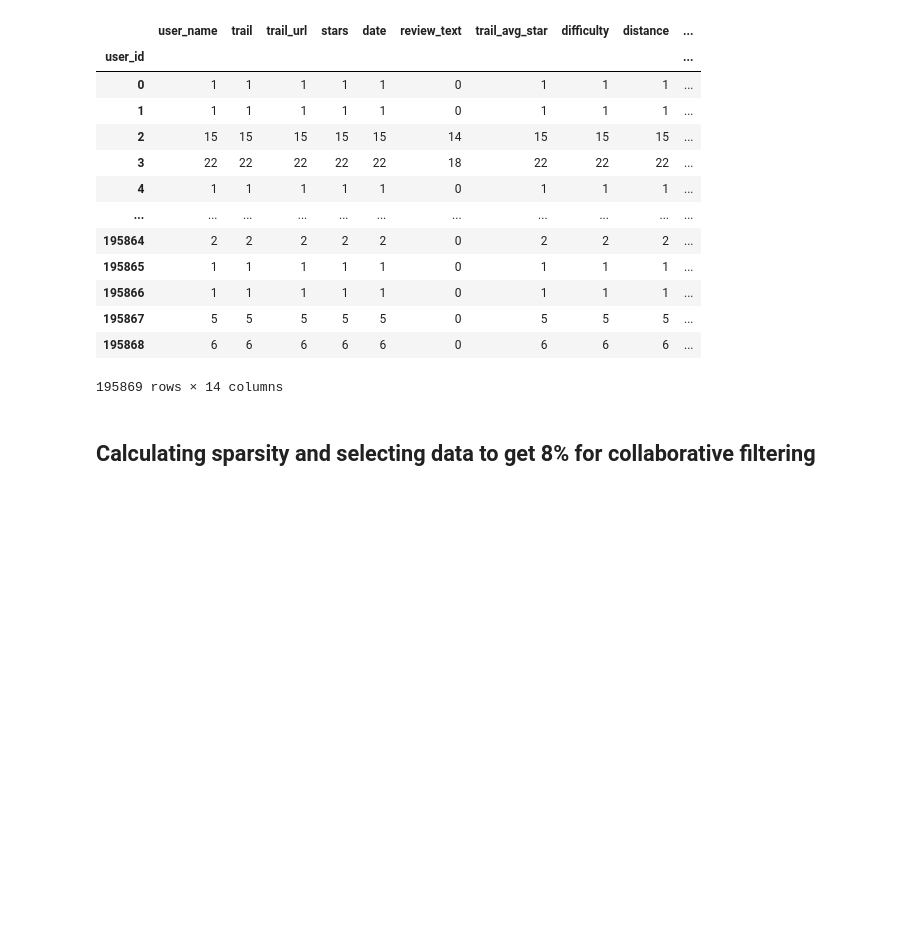
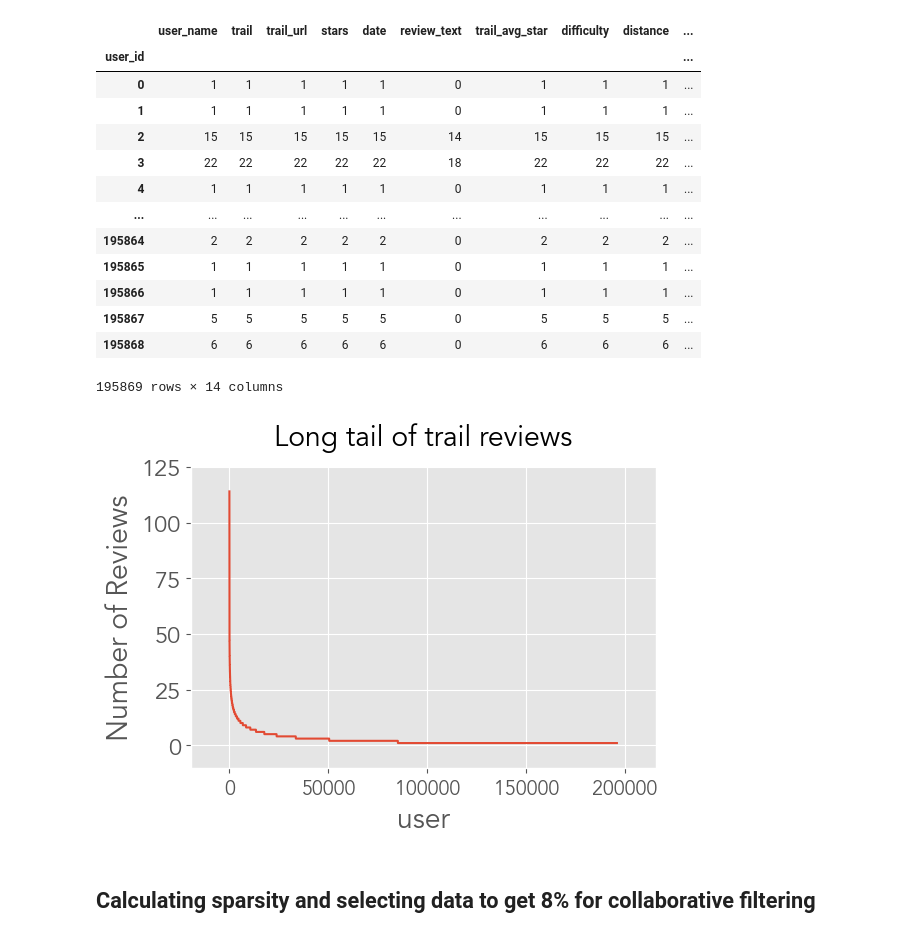
Before and after one commit to limeunhee/next-hike-trail-recommender, a Jupyter notebook: src/5 CF 8% sparsity.ipynb, the cells around one changed output. Saved outputs shown, nothing was run; the diff lists cells and outputs as text; code cells hidden in the pictures; blank space fills up the shorter version.

Commit message:
added images

```diff
--- a/src/5 CF 8% sparsity.ipynb
+++ b/src/5 CF 8% sparsity.ipynb
@@ -49,7 +49,7 @@ random.seed(my_seed)
 np.random.seed(my_seed)
 # %%
 # Load ratings df
-ratings = pd.read_csv('csv2/combined/CA_review_cleaned.csv')
+ratings = pd.read_csv('../../csv2/combined/CA_review_cleaned.csv')
 ratings.shape
 # %% [output]
 (484255, 15)
@@ -105,6 +105,16 @@ b
 | 195867 | 5 | 5 | 5 | 5 | 5 | 0 | 5 | 5 | 5 | ... |
 | 195868 | 6 | 6 | 6 | 6 | 6 | 0 | 6 | 6 | 6 | ... |
 195869 rows × 14 columns
+# %%
+long_tail = b.sort_values('trail', ascending=False).reset_index()
+a=list(long_tail.index)
+b=long_tail['user_name']
+fig, ax = plt.subplots()
+ax.plot(a,b)
+ax = ax_labels(ax, 'user', 'Number of Reviews', 'Long tail of trail reviews')
+plt.show()
+# %% [output]
+[figure, added]
 # %%
 long_tail = d.sort_values('user_name', ascending=False).reset_index()
 a=list(long_tail.index)
```
Also changed, not shown: 6 other files.
